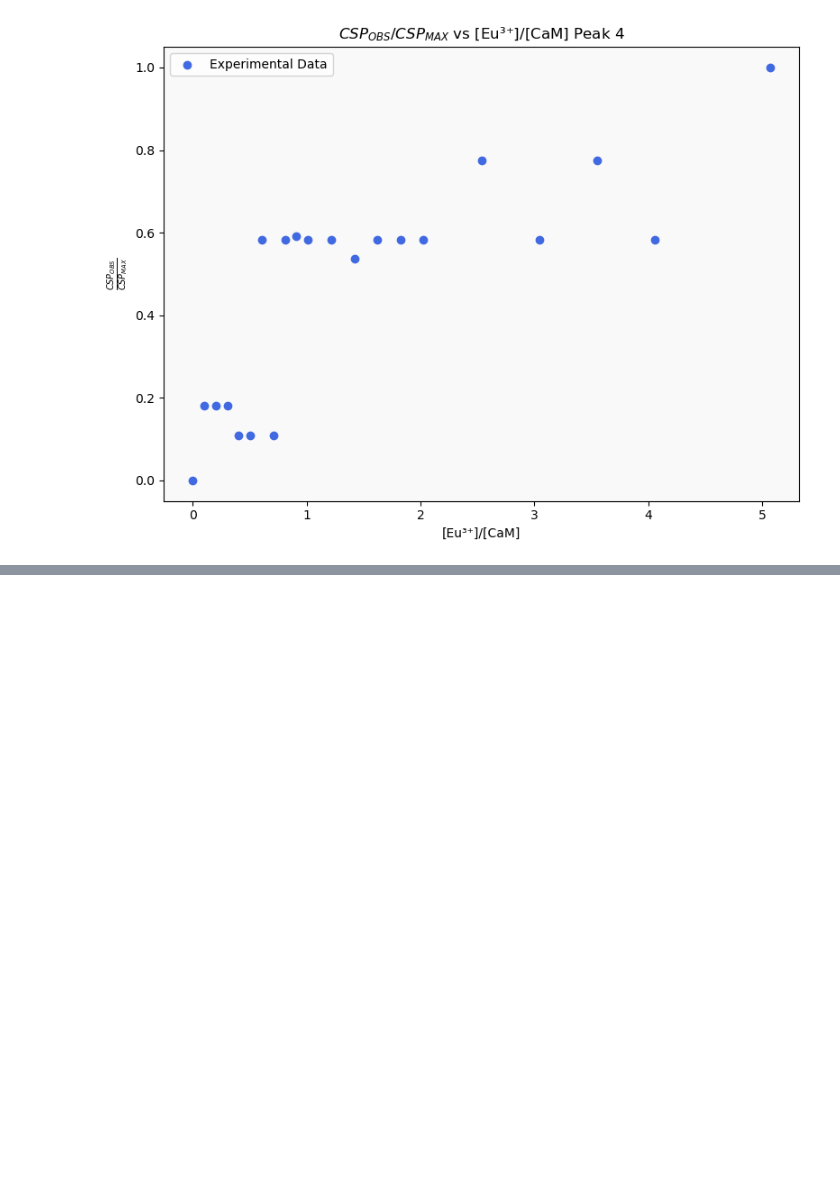
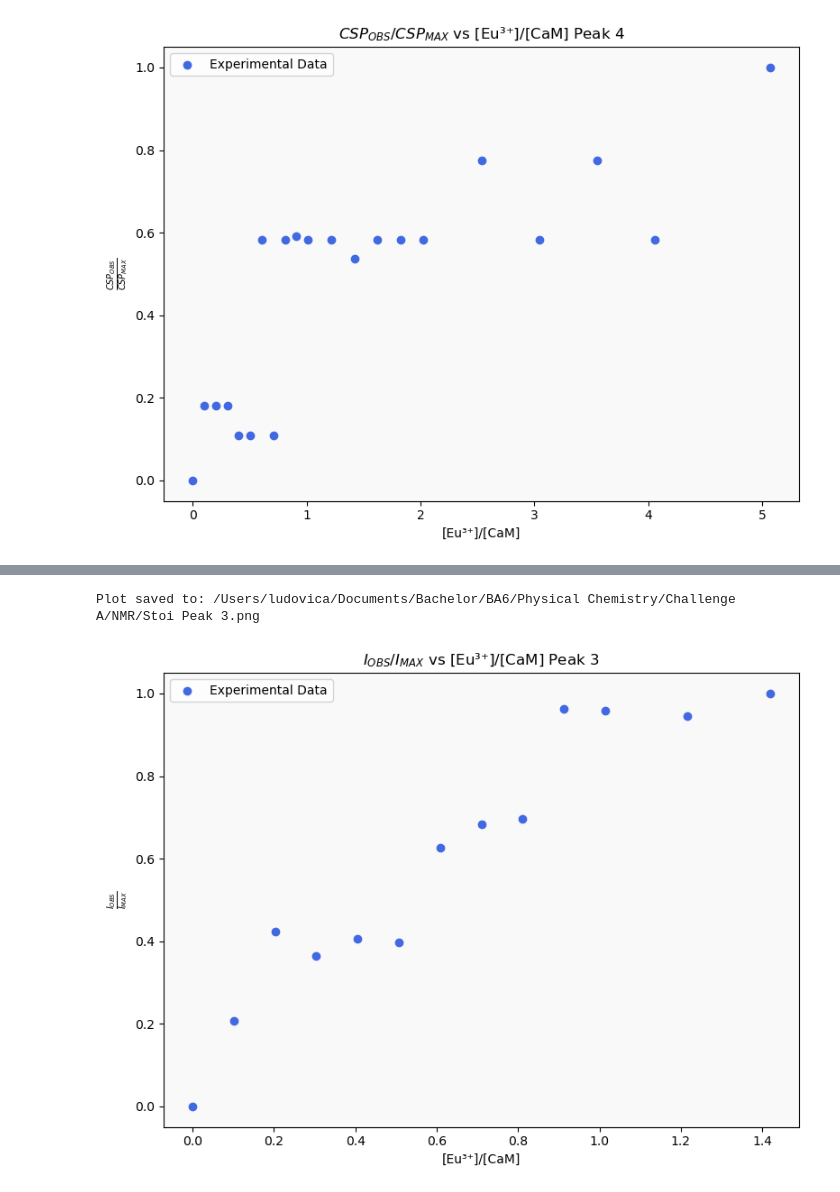
Before and after one commit to fracaludo/physicalchem, a Jupyter notebook: A/NMR/stoi.ipynb, the cells around one changed output, grey strips where cells are left out. Cells and saved outputs as stored; diff of their text form; code cells hidden in the pictures; blank space fills up the shorter version.

```diff
--- a/A/NMR/stoi.ipynb
+++ b/A/NMR/stoi.ipynb
@@ -132,0 +177,44 @@ Plot saved to: /Users/ludovica/Documents/Bachelor/BA6/Physical Chemistry/Challen
+# %%
+import pandas as pd
+import matplotlib.pyplot as plt
+import os
+
+# Define file path and sheet name
+file_path = "/Users/ludovica/Documents/Bachelor/BA6/Physical Chemistry/Challenge A/NMR/NMR - stoi.xlsx"
+sheet_name = "3"
+
+# Read the Excel file
+df = pd.read_excel(file_path, sheet_name=sheet_name)
+
+# Ensure column names are clean
+df.columns = df.columns.str.strip()
+
+# Extract the relevant columns
+x = df["Eu3+/CaM"]
+y = df["X"]
+
+# Plot the scatter plot
+plt.figure(figsize=(8, 6))
+plt.scatter(x, y, color="royalblue", label="Experimental Data")
+plt.xlabel("[Eu³⁺]/[CaM]")
+plt.ylabel(r"$\frac{I_{OBS}}{I_{MAX}}$")
+plt.title(r"$I_{OBS}/I_{MAX}$ vs [Eu³⁺]/[CaM] Peak 3")
+plt.legend(loc="best")  # Automatically positions the legend
+plt.tight_layout()
+plt.gca().set_facecolor('#f9f9f9')
+
+# Function to save the plot
+def save_plot(directory, filename="Stoi Peak 3.png"):
+    os.makedirs(directory, exist_ok=True)  # Create directory if it doesn't exist
+    filepath = os.path.join(directory, filename)
+    plt.savefig(filepath, dpi=600, bbox_inches="tight")
+    print(f"Plot saved to: {filepath}")
+
+# Save the plot
+save_plot("/Users/ludovica/Documents/Bachelor/BA6/Physical Chemistry/Challenge A/NMR")
+
+# Show the plot
+plt.show()
+# %% [output]
+Plot saved to: /Users/ludovica/Documents/Bachelor/BA6/Physical Chemistry/Challenge A/NMR/Stoi Peak 3.png
+[figure, added]
```
Also changed, not shown: parts of 5 cells of this notebook.
